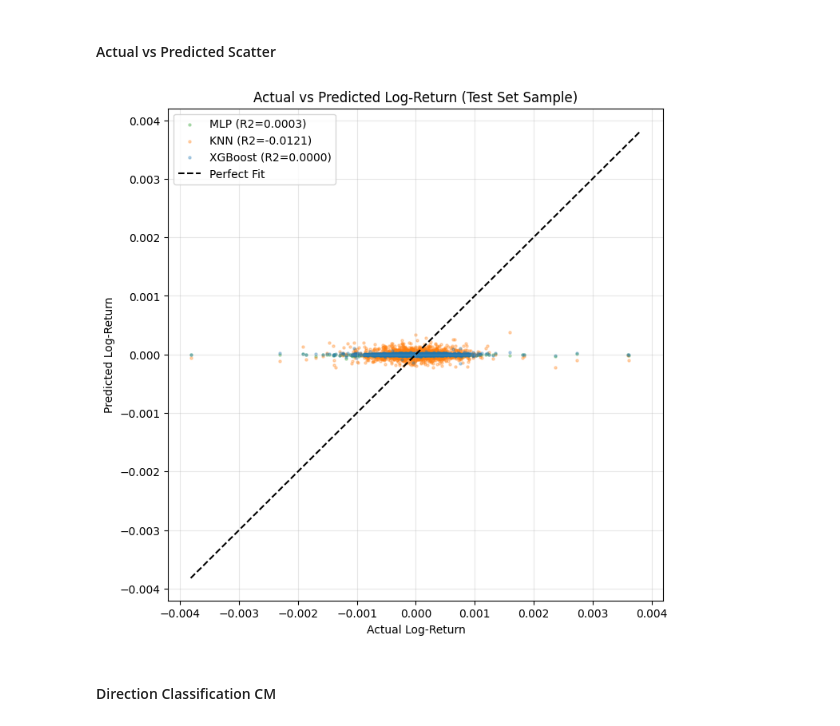
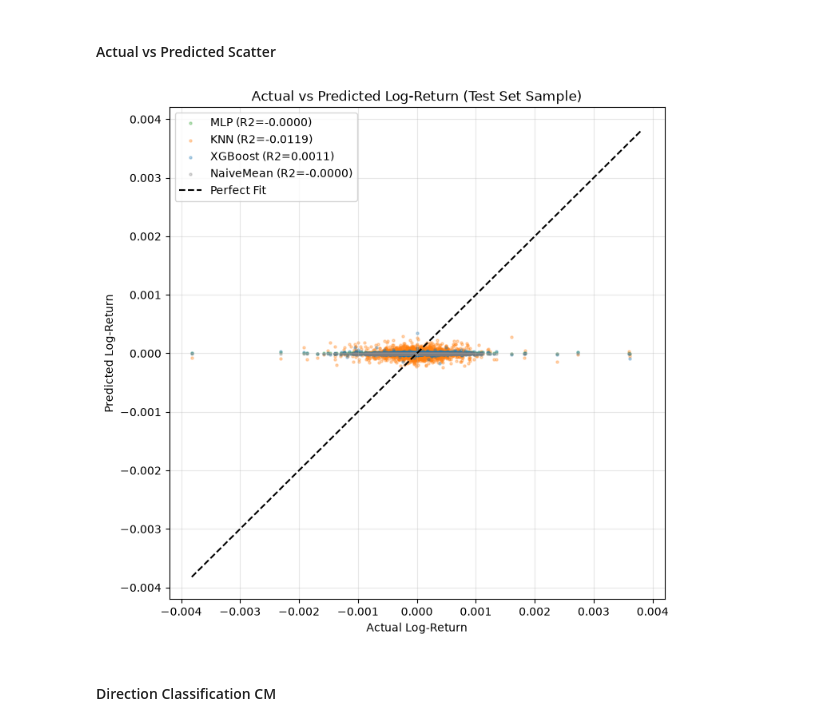
Before and after one commit to Samubrine/fp-ml, a Jupyter notebook: forex_forecasting.ipynb, the cells around one changed output. Drawn from its saved outputs; the diff is of its cells as text; code cells hidden in the pictures.

Commit message:
feat: cross-ref conclusion, Naive Mean baseline, residual diagnostics

```diff
--- a/forex_forecasting.ipynb
+++ b/forex_forecasting.ipynb
@@ -148,8 +150,8 @@ warnings.filterwarnings('ignore')
 
 os.makedirs('outputs/models', exist_ok=True)
 
-# Device Configuration — FORCE CPU (ROCm/CUDA causes value explosion on AMD GPU)
-DEVICE = torch.device('cpu')
+# Device — CUDA for torch (MLP, KNN). XGBoost runs on CPU.
+DEVICE = torch.device('cuda' if torch.cuda.is_available() else 'cpu')
 print(f"Using device: {DEVICE}")
 # %% [output]
 (null): No such file or directory
@@ -638,7 +650,7 @@ MLP done: 8s. Best val=37.48913193
 #### KNN
 # %%
 print('Training KNN...\n')
-SUBSAMPLE = 100000
+SUBSAMPLE = 500000
 if X_train_scaled.shape[0] > SUBSAMPLE:
     idx = np.random.RandomState(42).choice(X_train_scaled.shape[0], SUBSAMPLE, replace=False)
     Xk, yk = X_train_scaled[idx], ytr[idx]
@@ -721,0 +738,6 @@ XGBoost (subsample=121164) done in 0s.
+# %%
+# Naive Mean baseline
+y_mean = ytr.mean()
+y_naive = np.full_like(yte, y_mean)
+preds_dict['NaiveMean'] = y_naive
+print(f"Naive Mean prediction: {y_mean:.8f}")
@@ -796,20 +821,36 @@ plt.show()
 # %%
 plt.figure(figsize=(8, 8))
 n_samples = 2000
 lm = max(abs(yte[:n_samples].min()), abs(yte[:n_samples].max()))
 
 for n, p in preds_dict.items():
-    plt.scatter(yte[:n_samples], p[:n_samples], alpha=0.3, label=f"{n} (R2={metrics_df.loc[n, 'r2']:.4f})", color=colors[n], s=5)
+    # 1. Safely get the R2 score (falls back to "N/A" if NaiveMean is missing from metrics_df)
+    if n in metrics_df.index and 'r2' in metrics_df.columns:
+        r2_str = f"{metrics_df.loc[n, 'r2']:.4f}"
+    else:
+        r2_str = "N/A"
+
+    # 2. Safely get the color (falls back to 'gray' if NaiveMean is missing from colors)
+    c = colors.get(n, 'gray') if isinstance(colors, dict) else 'gray'
+
+    plt.scatter(
+        yte[:n_samples],
+        p[:n_samples],
+        alpha=0.3,
+        label=f"{n} (R2={r2_str})",
+        color=c,
+        s=5
+    )
 
 plt.plot([-lm, lm], [-lm, lm], 'k--', label='Perfect Fit')
 plt.title('Actual vs Predicted Log-Return (Test Set Sample)')
 plt.xlabel('Actual Log-Return')
 plt.ylabel('Predicted Log-Return')
 plt.legend()
 plt.grid(True, alpha=0.3)
 plt.show()
 # %% [output]
-[figure, old version]
+[figure, new version]
 # %% [markdown]
 #### Direction Classification CM
 # %%
```
Also changed, not shown: parts of 20 cells of this notebook, 4 other files.
